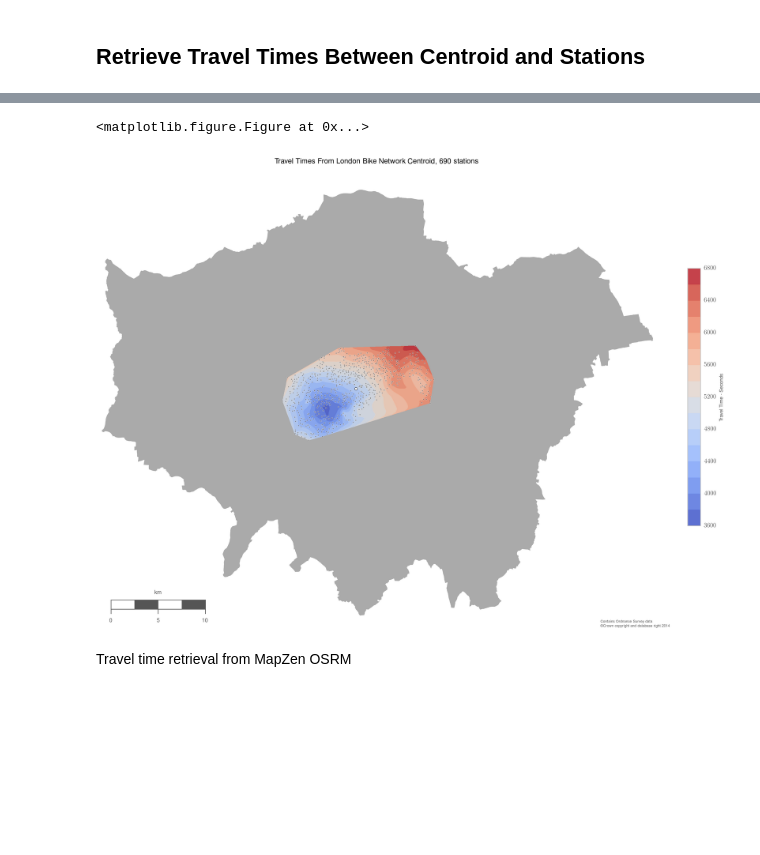
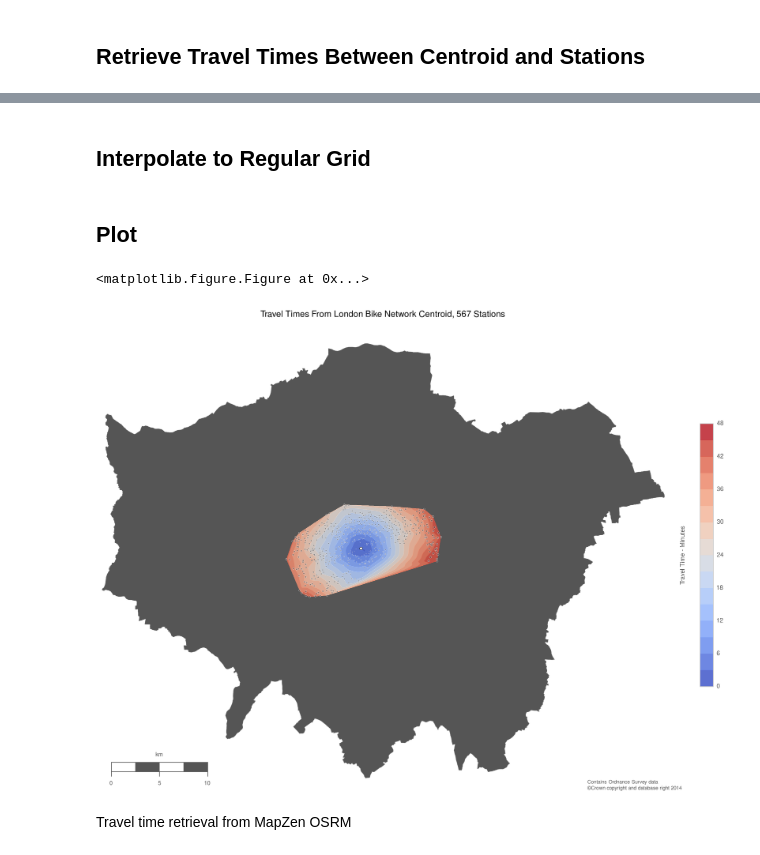
Before and after one commit to urschrei/Geopython, a Jupyter notebook: isochrone.ipynb, the cells around one changed output, grey strips where cells are left out. Saved outputs shown, nothing was run; the diff lists cells and outputs as text; code cells hidden in the pictures; blank space fills up the shorter version.

Commit message:
Use a better centroid

```diff
--- a/isochrone.ipynb
+++ b/isochrone.ipynb
@@ -119,0 +138,3 @@ centroid, m(*centroid, inverse=True)
+# %%
+centroid = m(-0.12204, 51.50083)
+centroid, m(*centroid, inverse=True)
@@ -140,6 +170,6 @@ Name: 553, dtype: object
 # %%
 def travel_time(df, start):
-    """ return travel times between all stations and a given centroid"""
+    """ return travel times between a given centroid and all stations in the network """
     return query_travel_time(start, (df['lon'], df['lat']), 'bicycle')
 
 
@@ -152,3 +177,11 @@ stations = stations.dropna()
+# %%
+# save our original DataFrame - we're going to drop empty travel time stations
+stations_orig = pd.DataFrame(stations)
+stations = stations.dropna()
+# travel time in minutes is more useful
+stations['travel_time'] /=  60.
+# %% [markdown]
+## Interpolate to Regular Grid
 # %%
 # set up a square grid with the same extents as our measured data
 numcols, numrows = 1000, 1000
@@ -159,6 +192,8 @@ xi, yi = np.meshgrid(xi, yi)
 # interpolate
 x, y, z = stations['projected_lon'].values, stations['projected_lat'].values, stations['travel_time'].values
 zi = griddata(x, y, z, xi, yi)
+# %% [markdown]
+## Plot
 # %%
 norm = Normalize()
 
@@ -178,7 +213,7 @@ m.drawmeridians(
 # plot London outline
 lp = PolygonPatch(
     london_poly,
-    fc='#555555', ec='#787878', lw=.25, alpha=.5, zorder=3)
+    fc='#555555', ec='#787878', lw=.25, alpha=1., zorder=3)
 ax.add_patch(lp)
 
 # contour plots
@@ -186,53 +221,56 @@ ax.add_patch(lp)
 conf = m.contourf(xi, yi, zi, 15, zorder=4, alpha=0.85, cmap='coolwarm', ax=ax)
 
 # scatter plot - vmin/max for colormap compat
+# I'm scaling the points by the travel duration
 m.scatter(
     stations['projected_lon'],
     stations['projected_lat'],
     color='#545454',
     edgecolor='#ffffff',
     alpha=.5,
-    s=5,
+    s=10 * norm(stations['travel_time']),
     cmap='RdBu',
     ax=ax,
     vmin=zi.min(), vmax=zi.max(), zorder=5)
 
-# add origin, assumed to be first row in df
+# add centroid
 m.scatter(*centroid,
     s=20, edgecolor='#000000', alpha=1.,
     color='w', zorder=5)
 
 # add colour bar, title, and scale
 cbar = plt.colorbar(conf, shrink=.5)
-cbar.set_label("Travel Time - Seconds", size=8)
+cbar.set_label("Travel Time - Minutes", size=10, labelpad=-70)
 
 # We need to reproduce the OS Data copyright licence
 smallprint = ax.text(
     1.03, 0,
     r'\begin{flushleft}Contains Ordnance Survey data\\\copyright Crown copyright and database right 2014\end{flushleft}',
     ha='right', va='bottom',
-    size=6,
+    size=8,
     color='#555555',
     transform=ax.transAxes,
 )
 
 plt.title(
-    "Travel Times From London Bike Network Centroid, %s stations" % len(stations), fontsize=12)
+    "Travel Times From London Bike Network Centroid, %s Stations" % (
+    len(stations),),
+    fontsize=14)
 m.drawmapscale(
     coords[0] + 0.08, coords[1] + 0.015,
     coords[0], coords[1],
     10.,
     barstyle='fancy', labelstyle='simple',
-    fillcolor1='w', fillcolor2='#555555',
+        fillcolor1='w', fillcolor2='#555555',
     fontcolor='#555555',
     zorder=5)
 
 plt.tight_layout()
 plt.savefig("data/isochrone_centroid.png", format="png", bbox_inches='tight', transparent=True, dpi=300)
 plt.show()
 # %% [output]
 <matplotlib.figure.Figure at 0x...>
-[figure, old version]
+[figure, new version]
 # %% [markdown]
 Travel time retrieval from MapZen OSRM
 # %% [markdown]
```
Also changed, not shown: parts of 14 cells of this notebook, 3 other files.
